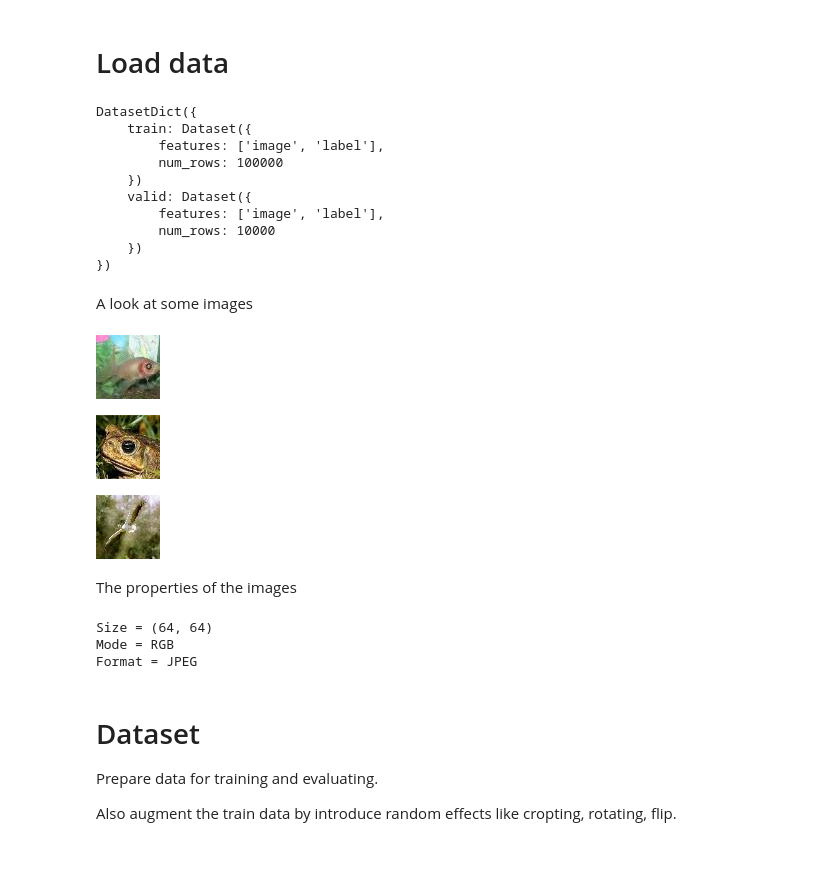
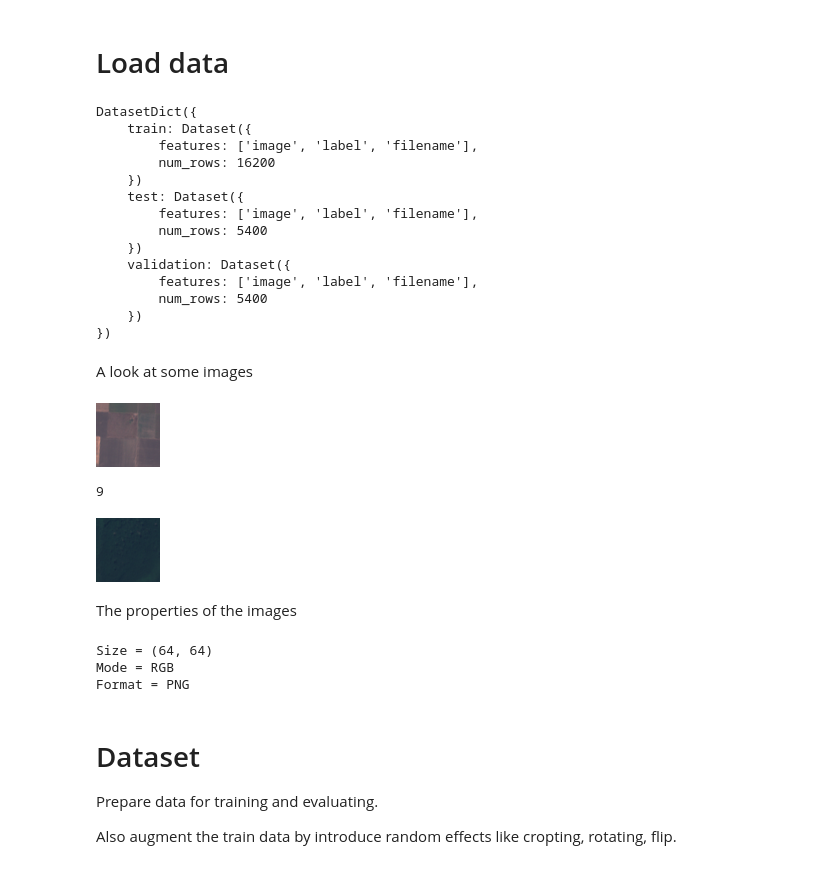
Before and after one commit to BuiHoangTu/ul.cs6428-deep-reinforcement.mobile-net-small, a Jupyter notebook: dev.ipynb, the cells around one changed output. Drawn from its saved outputs; the diff is of its cells as text; code cells hidden in the pictures.

Commit message:
try new dataset

```diff
--- a/dev.ipynb
+++ b/dev.ipynb
@@ -5,11 +5,12 @@ from pathlib import Path
 from datasets import DatasetDict
 
 
-dataPath = Path("tiny-imagenet")
+dataName = "blanchon/EuroSAT_RGB"
+dataPath = Path(dataName)
 if dataPath.exists() is False:
     from datasets import load_dataset
 
-    ds: DatasetDict = load_dataset("zh-plus/tiny-imagenet")  # type: ignore
+    ds: DatasetDict = load_dataset(dataName)  # type: ignore
     ds.save_to_disk(dataPath)  # type: ignore
 
 else:
@@ -17,18 +18,21 @@ else:
 
     ds: DatasetDict = load_from_disk(dataPath)  # type: ignore
 
-assert isinstance(ds, DatasetDict)
 
 print(ds)
 # %% [output]
 DatasetDict({
     train: Dataset({
-        features: ['image', 'label'],
-        num_rows: 100000
+        features: ['image', 'label', 'filename'],
+        num_rows: 16200
     })
-    valid: Dataset({
-        features: ['image', 'label'],
-        num_rows: 10000
+    test: Dataset({
+        features: ['image', 'label', 'filename'],
+        num_rows: 5400
+    })
+    validation: Dataset({
+        features: ['image', 'label', 'filename'],
+        num_rows: 5400
     })
 })
 # %% [markdown]
@@ -36,15 +40,15 @@ A look at some images
 # %%
 ds["train"][0]["image"]
 # %% [output]
-[figure, old version]
+[figure, new version]
 # %%
-ds["train"][1500]["image"]
+ds["train"][16199]["label"]
 # %% [output]
-[figure, removed]
+9
 # %%
-ds["valid"][900]["image"]
+ds["test"][900]["image"]
 # %% [output]
-[figure, old version]
+[figure, new version]
 # %% [markdown]
 The properties of the images
 # %%
@@ -56,7 +60,7 @@ print(f"Format = {img.format}")
 # %% [output]
 Size = (64, 64)
 Mode = RGB
-Format = JPEG
+Format = PNG
 # %% [markdown]
 # Dataset
 
```
Also changed, not shown: parts of 8 cells of this notebook, 1 other file.
